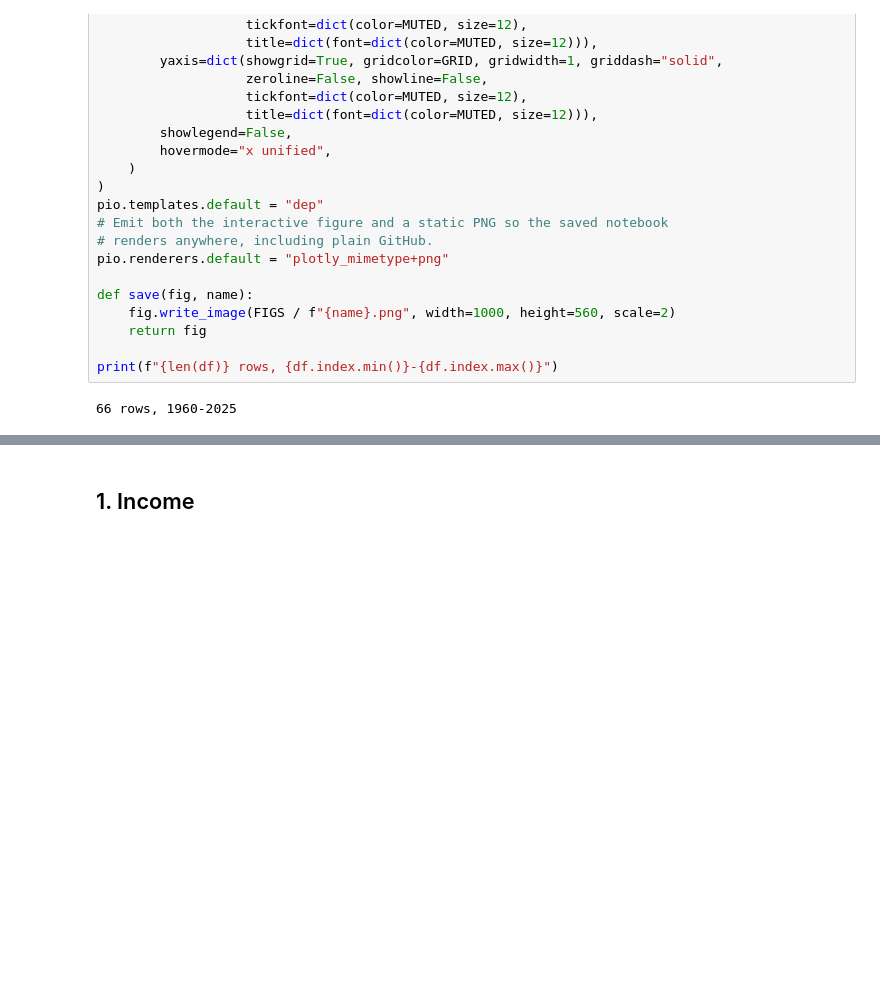
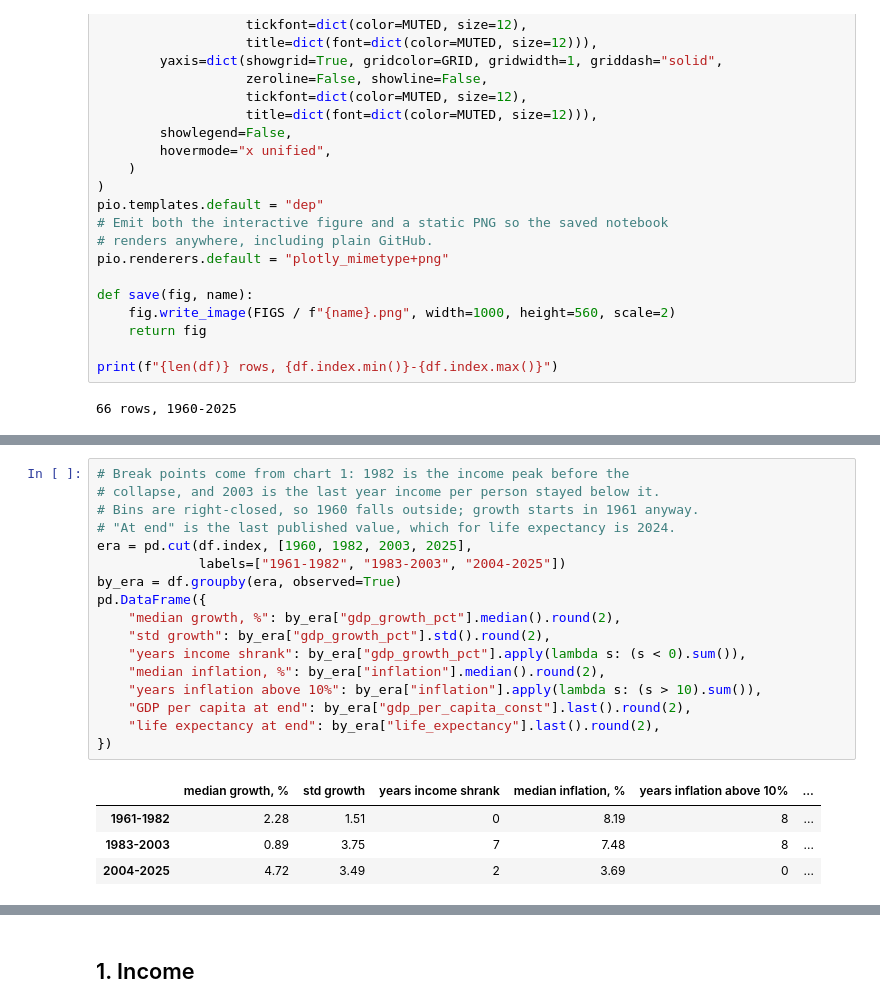
Before and after one commit to xeind/dep-data-engineering-xeind, a Jupyter notebook: notebooks/insights.ipynb, the cells around one changed output, grey strips where cells are left out. Drawn from its saved outputs; the diff is of its cells as text; blank space fills up the shorter version.

```diff
--- a/notebooks/insights.ipynb
+++ b/notebooks/insights.ipynb
@@ -57,0 +182,22 @@ print(f"{len(df)} rows, {df.index.min()}-{df.index.max()}")
+# %%
+# Break points come from chart 1: 1982 is the income peak before the
+# collapse, and 2003 is the last year income per person stayed below it.
+# Bins are right-closed, so 1960 falls outside; growth starts in 1961 anyway.
+# "At end" is the last published value, which for life expectancy is 2024.
+era = pd.cut(df.index, [1960, 1982, 2003, 2025],
+             labels=["1961-1982", "1983-2003", "2004-2025"])
+by_era = df.groupby(era, observed=True)
+pd.DataFrame({
+    "median growth, %": by_era["gdp_growth_pct"].median().round(2),
+    "std growth": by_era["gdp_growth_pct"].std().round(2),
+    "years income shrank": by_era["gdp_growth_pct"].apply(lambda s: (s < 0).sum()),
+    "median inflation, %": by_era["inflation"].median().round(2),
+    "years inflation above 10%": by_era["inflation"].apply(lambda s: (s > 10).sum()),
+    "GDP per capita at end": by_era["gdp_per_capita_const"].last().round(2),
+    "life expectancy at end": by_era["life_expectancy"].last().round(2),
+})
+# %% [output]
+|  | median growth, % | std growth | years income shrank | median inflation, % | years inflation above 10% | ... |
+| 1961-1982 | 2.28 | 1.51 | 0 | 8.19 | 8 | ... |
+| 1983-2003 | 0.89 | 3.75 | 7 | 7.48 | 8 | ... |
+| 2004-2025 | 4.72 | 3.49 | 2 | 3.69 | 0 | ... |
```
Also changed, not shown: parts of 6 cells of this notebook.
